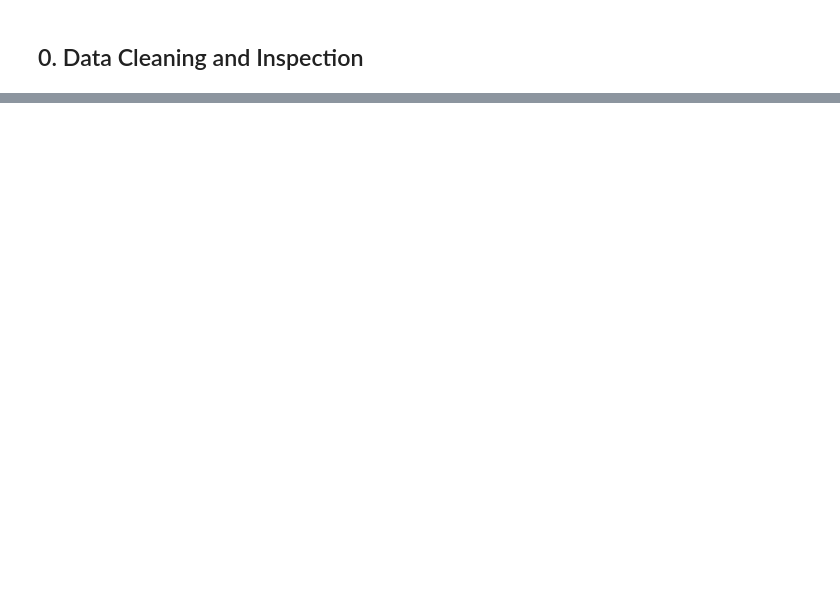
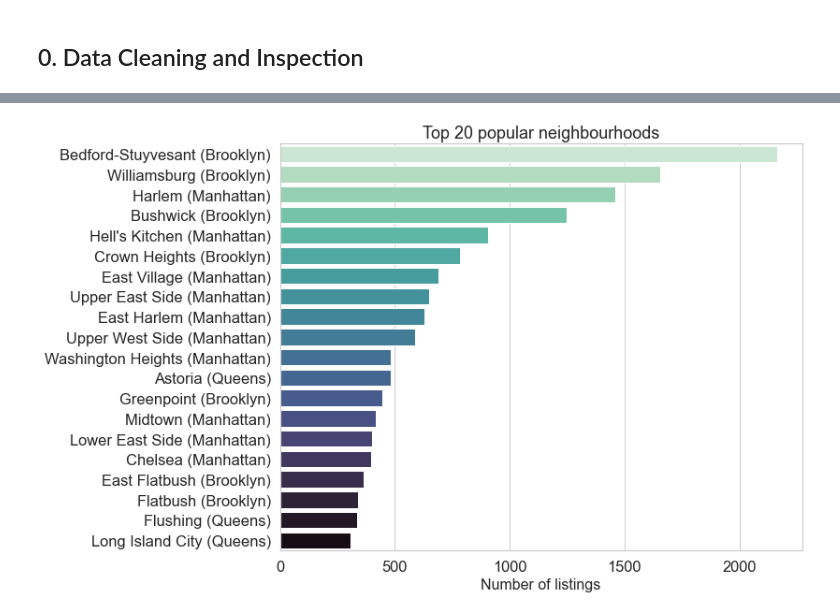
Before and after one commit to chenby04/NYC-Airbnb-Hosting-Strategy, a Jupyter notebook: NYC_Airbnb_Hosting_Strategy.ipynb, the cells around one changed output, grey strips where cells are left out. Saved outputs shown, nothing was run; the diff lists cells and outputs as text; code cells hidden in the pictures; blank space fills up the shorter version.

```diff
--- a/NYC_Airbnb_Hosting_Strategy.ipynb
+++ b/NYC_Airbnb_Hosting_Strategy.ipynb
@@ -317,0 +186,20 @@ nltk.download(['punkt', 'wordnet','averaged_perceptron_tagger','stopwords'])
+# %%
+# find the borough corresponds to each neighbourhood
+borough_df = listings.groupby(['neighbourhood_group','neighbourhood'])['id'].count().reset_index()
+borough_lut = {}
+for i in range(borough_df.shape[0]):
+    borough_lut[borough_df.iloc[i]['neighbourhood']] = borough_df.iloc[i]['neighbourhood_group']
+# %%
+# top 20 popular neighbourhoods
+popular_neighbourhoods = listings.neighbourhood.value_counts()[:20]
+listing_counts = popular_neighbourhoods.values
+popular_neighbourhood_names = ['{} ({})'.format(n,borough_lut[n]) for n in popular_neighbourhoods.index]
+plt.figure(figsize = (10,8))
+sns.barplot(y = popular_neighbourhood_names, x = listing_counts, palette='mako_r')
+sns.set_style('whitegrid')
+sns.set(font_scale = 1.5)
+plt.xlabel("Number of listings", fontsize = 16)
+plt.title('Top 20 popular neighbourhoods', fontsize = 18);
+plt.savefig('images/PopularNeighbourhoods.png', bbox_inches = 'tight');
+# %% [output]
+[figure, added]
```
Also changed, not shown: parts of 63 cells of this notebook, 12 other files.
